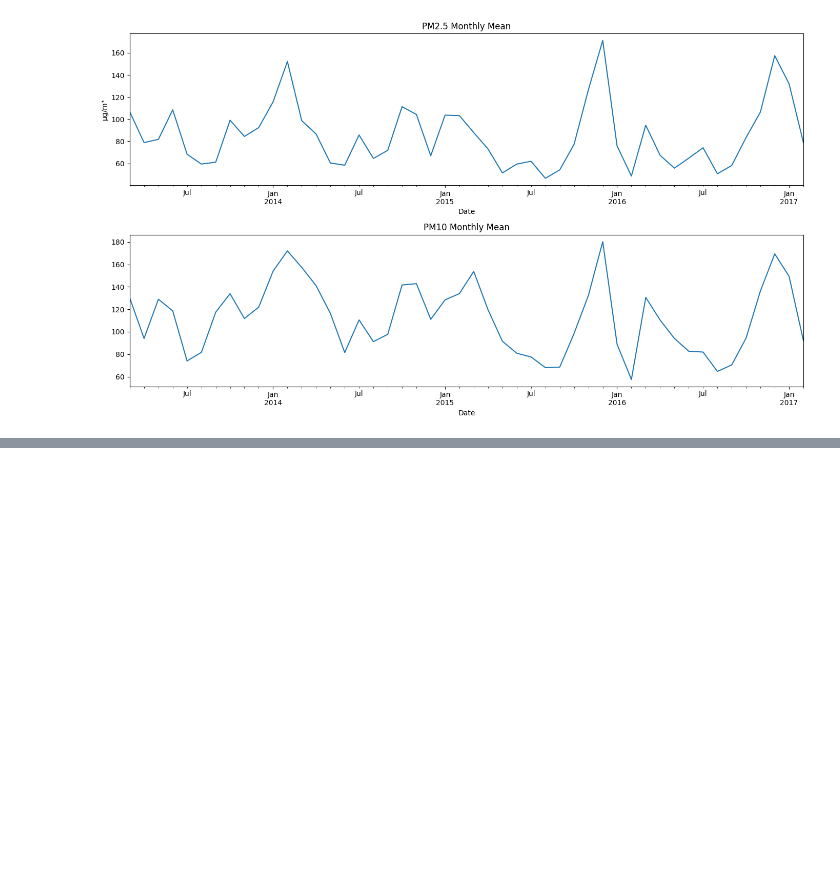
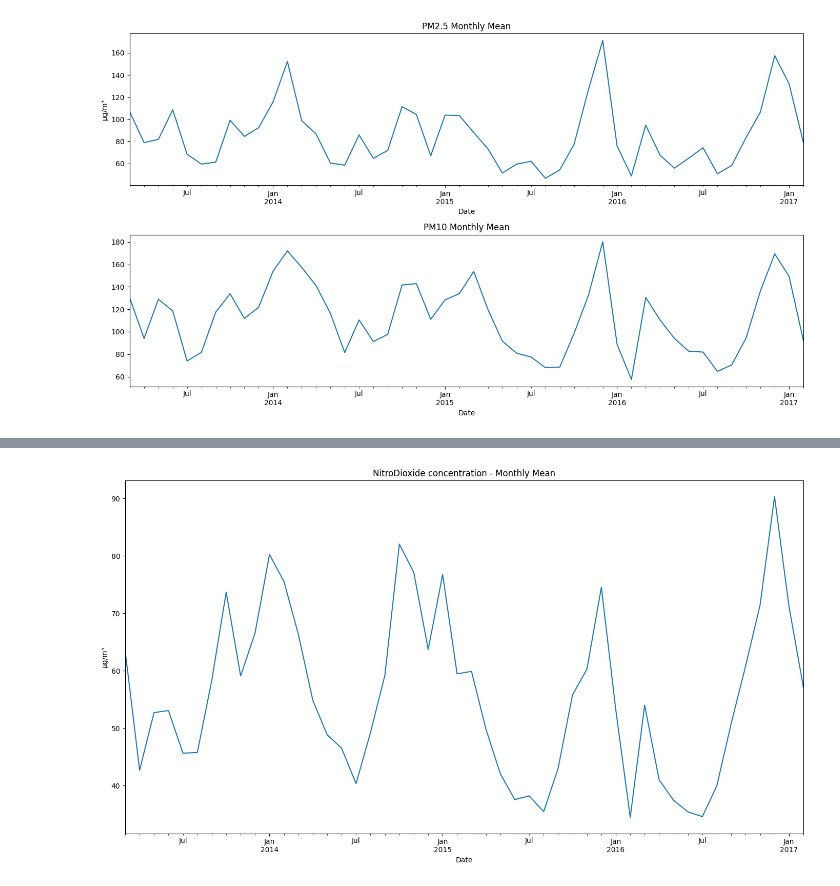
Before and after one commit to jancewicz/PJATK---Artificial-Intelligence-Postgraduate-Studies-, a Jupyter notebook: keras/pawel_jancewicz_pr8_2026/air_polution/air_polution.ipynb, the cells around one changed output, grey strips where cells are left out. Cells and saved outputs as stored; diff of their text form; code cells hidden in the pictures; blank space fills up the shorter version.

```diff
--- a/keras/pawel_jancewicz_pr8_2026/air_polution/air_polution.ipynb
+++ b/keras/pawel_jancewicz_pr8_2026/air_polution/air_polution.ipynb
@@ -79,0 +97,11 @@ plt.show()
+# %%
+fig, ax1 = plt.subplots(1,1, figsize=(14,8))
+df["NO2"].resample("ME").mean().plot(ax=ax1)
+
+ax1.set_title("NitroDioxide concentration - Monthly Mean")
+ax1.set_ylabel("µg/m³")
+
+plt.tight_layout()
+plt.show()
+# %% [output]
+[figure, added]
```
Also changed, not shown: parts of 12 cells of this notebook.
